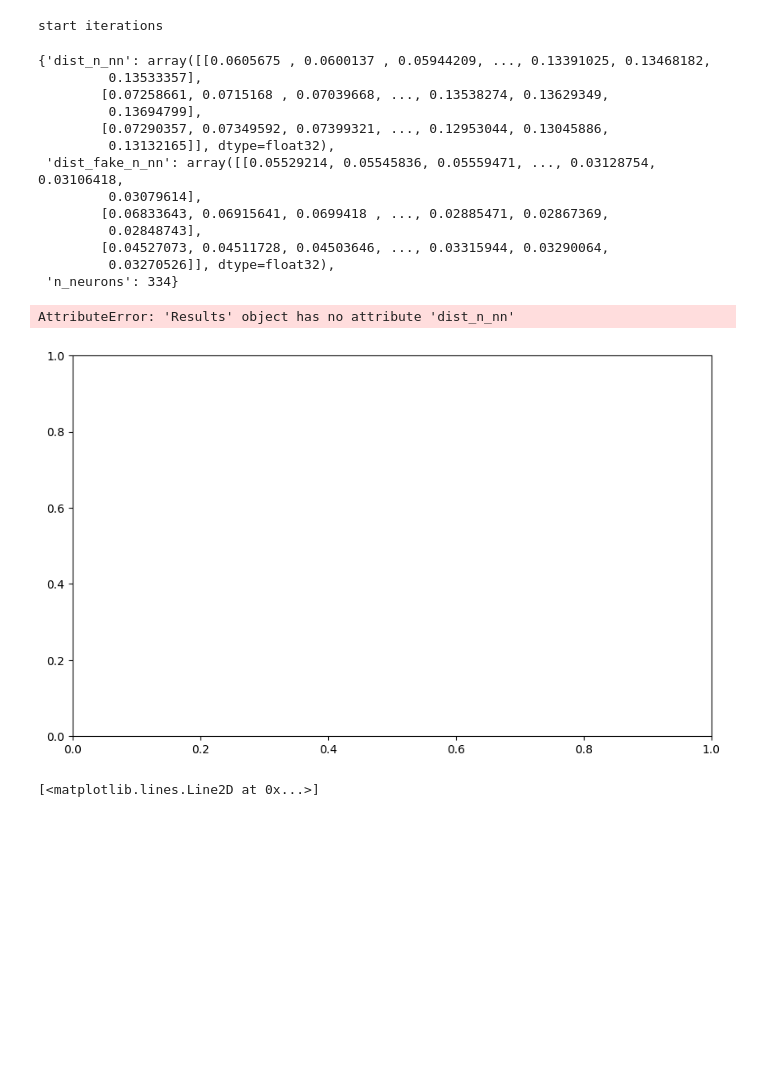
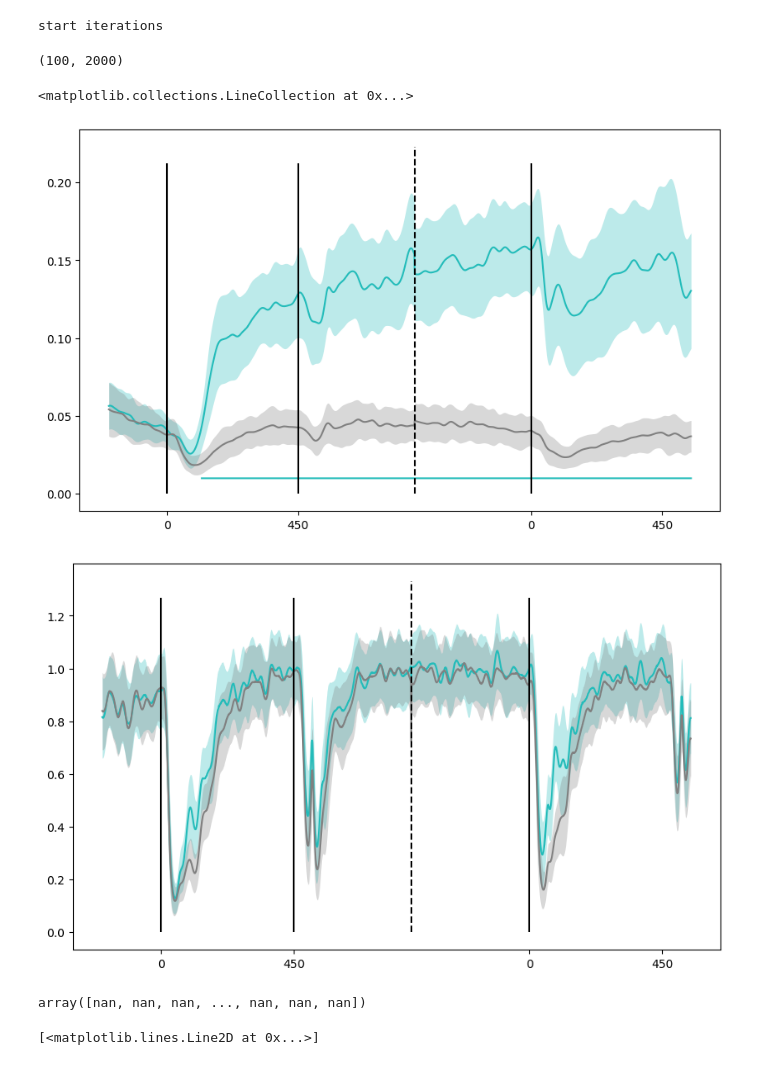
Before and after one commit to Ibos-lab/Users, a Jupyter notebook: losadac/population_distance/population_distance.ipynb, the cells around one changed output. Drawn from its saved outputs; the diff is of its cells as text; code cells hidden in the pictures; blank space fills up the shorter version.

```diff
--- a/losadac/population_distance/population_distance.ipynb
+++ b/losadac/population_distance/population_distance.ipynb
@@ -683,7 +677,7 @@ def compute_distance(
 
     print("start iterations")
     distance_data = []
-    for _ in tqdm(range(3)):
+    for _ in tqdm(range(100)):
         dist = get_distance(
             fr_dicts_only,
             rng=rng,
@@ -695,11 +689,17 @@ def compute_distance(
 
     all_dist_n_nn = []
     all_dist_fake_n_nn = []
+    all_distv_n_nn = []
+    all_distv_fake_n_nn=[]
     for asc in distance_data:
         all_dist_n_nn.append(asc["dist_n_nn"])
         all_dist_fake_n_nn.append(asc["dist_fake_n_nn"])
+        all_distv_n_nn.append(asc["distv_n_nn"])
+        all_distv_fake_n_nn.append(asc["distv_fake_n_nn"])
     all_dist_n_nn = np.array(all_dist_n_nn, dtype=np.float32)
     all_dist_fake_n_nn = np.array(all_dist_fake_n_nn, dtype=np.float32)
+    all_distv_n_nn = np.array(all_distv_n_nn, dtype=np.float32)
+    all_distv_fake_n_nn = np.array(all_distv_fake_n_nn, dtype=np.float32)
     res["dist_n_nn"] = all_dist_n_nn
     res["dist_fake_n_nn"] = all_dist_fake_n_nn
     res["n_neurons"] = asc["n_neurons"]
@@ -743,45 +743,79 @@ res = compute_distance(**preprocessing, **paths)
 Compute distances
 start iterations
 # %%
-res.distance
+res.distance['dist_fake_n_nn'].shape
 # %% [output]
-{'dist_n_nn': array([[0.0605675 , 0.0600137 , 0.05944209, ..., 0.13391025, 0.13468182,
-         0.13533357],
-        [0.07258661, 0.0715168 , 0.07039668, ..., 0.13538274, 0.13629349,
-         0.13694799],
-        [0.07290357, 0.07349592, 0.07399321, ..., 0.12953044, 0.13045886,
-         0.13132165]], dtype=float32),
- 'dist_fake_n_nn': array([[0.05529214, 0.05545836, 0.05559471, ..., 0.03128754, 0.03106418,
-         0.03079614],
-        [0.06833643, 0.06915641, 0.0699418 , ..., 0.02885471, 0.02867369,
-         0.02848743],
-        [0.04527073, 0.04511728, 0.04503646, ..., 0.03315944, 0.03290064,
-         0.03270526]], dtype=float32),
- 'n_neurons': 334}
+(100, 2000)
+# %%
+def perm_test(x,y):
+    p=[]
+    for it in range(y.shape[1]):
+        y_rep = np.repeat(y[:,it].reshape(1,-1),len(y[:,it]),axis=0)
+        x_rep = np.repeat(x[:,it].reshape(1,-1),len(x[:,it]),axis=0).T
+
+        p.append(np.sum((x_rep-y_rep).reshape(-1)>0)/len((x_rep-y_rep).reshape(-1)))
+    p=np.array(p)
+    return p
+color={'lip': '#23BCBA','pfc':'#B6BD32','v4':'#8F4A9D'}
 # %%
+area='lip'
+ia=0
 fig,ax=plt.subplots(figsize=(10,6))
-d=res.dist_n_nn
-fd=res.dist_fake_n_nn
+d=res.distance['dist_n_nn']
+fd=res.distance['dist_fake_n_nn']
 
 p = perm_test(d,fd)
 p = np.where(p>0.95,True,np.nan)
 latency,_=smetrics.find_latency(
     p_value=1-p, win=75, step= 1, p_treshold= 0.05
     )
 p[:latency]=np.nan
 latency=latency-200
-_=plt.plot(np.arange(len(p))-200,np.mean(d,axis=0),color=color[area],label=area+'(n:'+str(res.n_neurons)+') - Lat='+str(latency))
+
+_=plt.plot(np.arange(len(p))-200,np.mean(d,axis=0),color=color[area],label=area+'(n:'+str(res.distance['n_neurons'])+') - Lat='+str(latency))
 yerr=np.std(d,axis=0)
 plt.fill_between(np.arange(len(p))-200,np.mean(d,axis=0)-yerr,np.mean(d,axis=0)+yerr,color=color[area],alpha=0.3,linewidth=0.0)
+
+_=plt.plot(np.arange(len(p))-200,np.mean(fd,axis=0),color='grey',label=area+'(n:'+str(res.distance['n_neurons'])+') - Lat='+str(latency))
+yerr=np.std(fd,axis=0)
+plt.fill_between(np.arange(len(p))-200,np.mean(fd,axis=0)-yerr,np.mean(fd,axis=0)+yerr,color='grey',alpha=0.3,linewidth=0.0)
+
 _=plt.plot(np.arange(len(p))-200,(p/100)-(ia/100),color=color[area])
 
 ax.set_xticks([0, 450, 1250, 1700])
 ax.set_xticklabels(["0", "450", "0", "450"])
 ax.vlines([0, 450, 450 + 400 + 400],0,ax.get_ylim()[1],color="k",linestyles="-")
 ax.vlines([850],0,ax.get_ylim()[1],color="k",linestyles="--")
+# -------------------------------
+area='lip'
+ia=0
+fig,ax=plt.subplots(figsize=(10,6))
+d=res.distance['distv_n_nn']
+fd=res.distance['distv_fake_n_nn']
+
+
+_=plt.plot(np.arange(len(p)-1)-200,np.mean(d,axis=0),color=color[area],label=area+'(n:'+str(res.distance['n_neurons'])+') - Lat='+str(latency))
+yerr=np.std(d,axis=0)
+plt.fill_between(np.arange(len(p)-1)-200,np.mean(d,axis=0)-yerr,np.mean(d,axis=0)+yerr,color=color[area],alpha=0.3,linewidth=0.0)
+
+_=plt.plot(np.arange(len(p)-1)-200,np.mean(fd,axis=0),color='grey',label=area+'(n:'+str(res.distance['n_neurons'])+') - Lat='+str(latency))
+yerr=np.std(fd,axis=0)
+plt.fill_between(np.arange(len(p)-1)-200,np.mean(fd,axis=0)-yerr,np.mean(fd,axis=0)+yerr,color='grey',alpha=0.3,linewidth=0.0)
+
+#_=plt.plot(np.arange(len(p))-200,(p/100)-(ia/100),color=color[area])
+
+ax.set_xticks([0, 450, 1250, 1700])
+ax.set_xticklabels(["0", "450", "0", "450"])
+ax.vlines([0, 450, 450 + 400 + 400],0,ax.get_ylim()[1],color="k",linestyles="-")
+ax.vlines([850],0,ax.get_ylim()[1],color="k",linestyles="--")
 # %% [output]
-AttributeError: 'Results' object has no attribute 'dist_n_nn'
+<matplotlib.collections.LineCollection at 0x...>
-[figure, old version]
+[figure, new version]
+[figure, added]
+# %%
+p
+# %% [output]
+array([nan, nan, nan, ..., nan, nan, nan])
 # %%
 from numpy import arccos, array
 from numpy.linalg import norm
```
Also changed, not shown: parts of 7 cells of this notebook.
